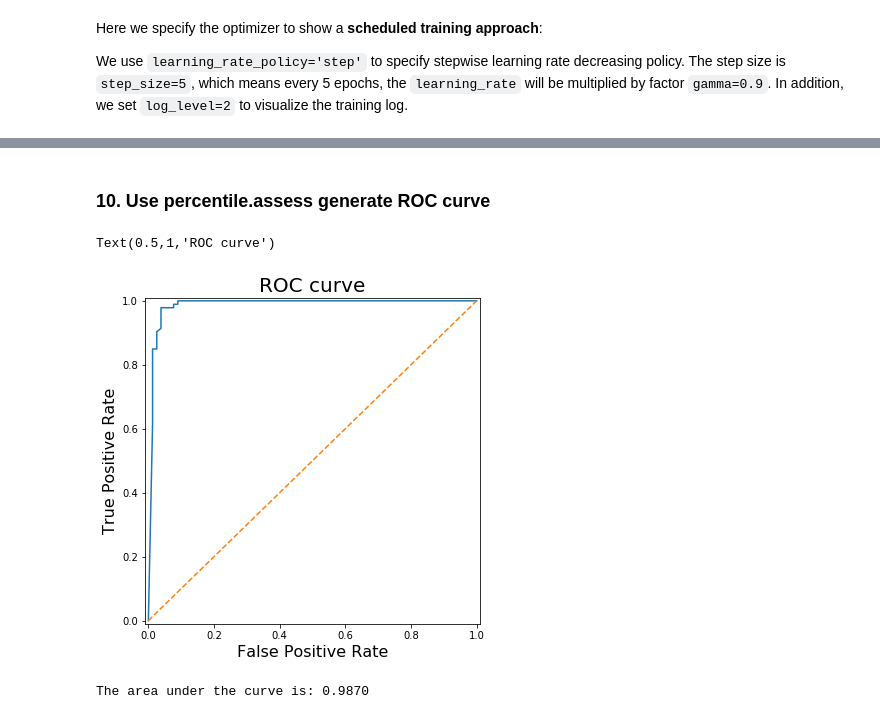
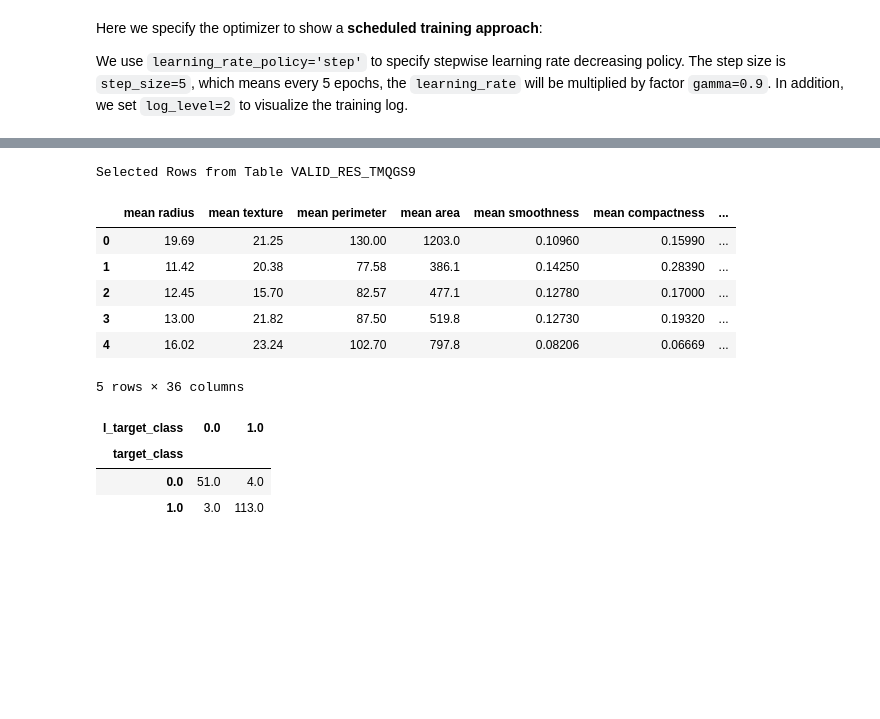
Before and after one commit to sassoftware/python-dlpy, a Jupyter notebook: examples/tabular_data_analysis/Two_Class_Classification_with_Fully_Connected_Neural_Network.ipynb, the cells around one changed output, grey strips where cells are left out. Drawn from its saved outputs; the diff is of its cells as text; code cells hidden in the pictures; blank space fills up the shorter version.

```diff
--- a/examples/tabular_data_analysis/Two_Class_Classification_with_Fully_Connected_Neural_Network.ipynb
+++ b/examples/tabular_data_analysis/Two_Class_Classification_with_Fully_Connected_Neural_Network.ipynb
@@ -166,2 +169,0 @@ display(con_matrix)
-# %% [markdown]
-### 10. Use percentile.assess generate ROC curve
@@ -186,17 +170,19 @@ TPR = list(roc.Sensitivity) + [0]
-# %%
-fig, ax = plt.subplots(1, 1, figsize=(6, 6))
-ax.plot(FPR, TPR)
-ax.set_ylim([-0.01, 1.01])
-ax.set_xlim([-0.01, 1.01])
-ax.plot([0,1], [0,1], linestyle='--')
-ax.set_xlabel('False Positive Rate', fontsize=16)
-ax.set_ylabel('True Positive Rate', fontsize=16)
-ax.set_title('ROC curve', fontsize=20)
-# %% [output]
-Text(0.5,1,'ROC curve')
-[figure, removed]
-# %%
-AUC = roc.C.loc[0]
-print('The area under the curve is: {:.4f}'.format(AUC))
-# %% [output]
-The area under the curve is: 0.9870
+# %%
+test_result_table.head()
+# %% [output]
+Selected Rows from Table VALID_RES_TMQGS9
+|  | mean radius | mean texture | mean perimeter | mean area | mean smoothness | mean compactness | ... |
+| 0 | 19.69 | 21.25 | 130.00 | 1203.0 | 0.10960 | 0.15990 | ... |
+| 1 | 11.42 | 20.38 | 77.58 | 386.1 | 0.14250 | 0.28390 | ... |
+| 2 | 12.45 | 15.70 | 82.57 | 477.1 | 0.12780 | 0.17000 | ... |
+| 3 | 13.00 | 21.82 | 87.50 | 519.8 | 0.12730 | 0.19320 | ... |
+| 4 | 16.02 | 23.24 | 102.70 | 797.8 | 0.08206 | 0.06669 | ... |
+5 rows × 36 columns
+# %%
+# Show the confusion matrix
+display(confusion_matrix(test_result_table, 'target_class', 'I_target_class'))
+# %% [output]
+| I_target_class | 0.0 | 1.0 |
+| target_class |  |  |
+| 0.0 | 51.0 | 4.0 |
+| 1.0 | 3.0 | 113.0 |
```
Also changed, not shown: parts of 27 cells of this notebook, 1 other file.
